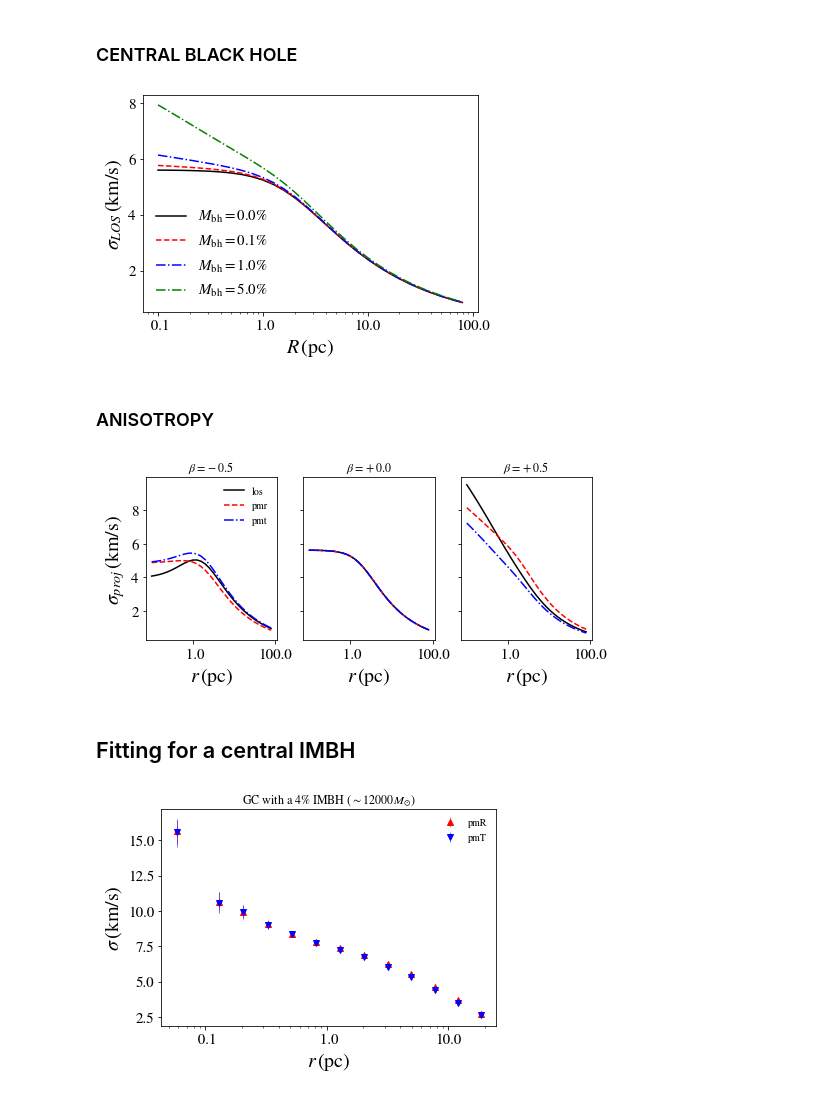
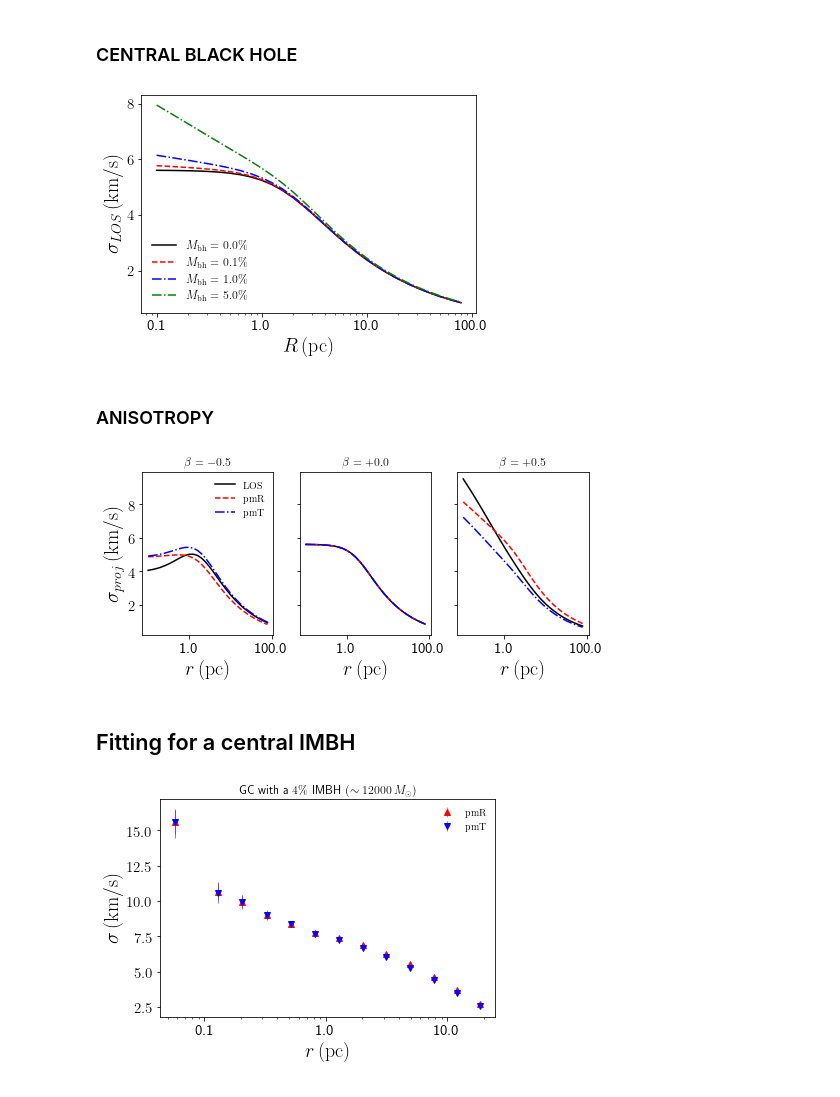
Before and after one commit to FranciscoAros/sph_jeans, a Jupyter notebook: P2 Spherical Jeans Example.ipynb, the cells around one changed output. Cells and saved outputs as stored; diff of their text form; code cells hidden in the pictures.

```diff
--- a/P2 Spherical Jeans Example.ipynb
+++ b/P2 Spherical Jeans Example.ipynb
@@ -9,9 +9,8 @@ from matplotlib.ticker import MultipleLocator,FormatStrFormatter
 ## corner plots
 import corner
 # %%
-## Publication-like style for latex in matplotlib
-plt.rcParams["font.family"] = "stix"
-plt.rcParams["mathtext.fontset"] = "stix"
+## some matplotlib style set-up
+plt.rcParams['text.usetex'] = True ## if Latex is available
 plt.rcParams["axes.labelsize"]  = 20
 plt.rcParams["xtick.labelsize"] = 15
 plt.rcParams["ytick.labelsize"] = 15
@@ -497,22 +466,22 @@ for k in range(ex_mbh.size):
 # %%
 fig,ax = plt.subplots(1,1,sharex=True)
 
 ax.plot(R,models_mbh[0][1],'-k' ,label=r'$M_{\rm bh}=0.0\%$')
 ax.plot(R,models_mbh[1][1],'--r',label=r'$M_{\rm bh}=0.1\%$')
 ax.plot(R,models_mbh[2][1],'-.b',label=r'$M_{\rm bh}=1.0\%$')
 ax.plot(R,models_mbh[3][1],'-.g',label=r'$M_{\rm bh}=5.0\%$')
 
 ax.set_xscale('log')
 ax.xaxis.set_major_formatter(FormatStrFormatter('%4.1lf'))
 
-ax.legend(loc=3,frameon=False,fontsize=15)
+ax.legend(loc=3,frameon=False,fontsize=12)
 
 ax.set_xlabel(r'$R\,(\rm pc)$')
 ax.set_ylabel(r'$\sigma_{LOS}\,(\rm km/\rm s)$')
 
 plt.show()
 # %% [output]
-[figure, old version]
+[figure, new version]
 # %% [markdown]
 ### ANISOTROPY
 # %%
@@ -531,9 +500,9 @@ for k in range(ex_ani.size):
 fig,ax = plt.subplots(1,3,sharex=True,sharey=True,figsize=(8,3))
 
 for k in range(ex_ani.size):
-    ax[k].plot(R,models_ani[k][1],'-k' ,label='los')
-    ax[k].plot(R,models_ani[k][2],'--r',label='pmr')
-    ax[k].plot(R,models_ani[k][3],'-.b',label='pmt')
+    ax[k].plot(R,models_ani[k][1],'-k' ,label=r'$\rm LOS$')
+    ax[k].plot(R,models_ani[k][2],'--r',label=r'$\rm pmR$')
+    ax[k].plot(R,models_ani[k][3],'-.b',label=r'$\rm pmT$')
     ax[k].set_xlabel(r'$r\,(\rm pc)$')
     ax[k].set_title(r'$\beta = %+4.1lf$'%(ex_ani[k]))
 
@@ -545,7 +514,7 @@ ax[0].legend(frameon=False)
 
 plt.show()
 # %% [output]
-[figure, old version]
+[figure, new version]
 # %% [markdown]
 ## Fitting for a central IMBH
 # %%
@@ -557,8 +526,8 @@ bstLUM = np.load('DATA_IMBH/BEST-IMBH-model.npy')
 # %%
 fig,axs = plt.subplots(1,1)
 
-axs.errorbar(PRF2D[0,0],PRF2D[ 8,0],yerr=[PRF2D[ 8,1],PRF2D[ 8,2]],fmt='^r',lw=0.5,label=r'pmR')
-axs.errorbar(PRF2D[0,0],PRF2D[10,0],yerr=[PRF2D[10,1],PRF2D[10,2]],fmt='vb',lw=0.5,label=r'pmT')
+axs.errorbar(PRF2D[0,0],PRF2D[ 8,0],yerr=[PRF2D[ 8,1],PRF2D[ 8,2]],fmt='^r',lw=0.5,label=r'$\rm pmR$')
+axs.errorbar(PRF2D[0,0],PRF2D[10,0],yerr=[PRF2D[10,1],PRF2D[10,2]],fmt='vb',lw=0.5,label=r'$\rm pmT$')
 
 axs.set_xscale('log')
 axs.xaxis.set_major_formatter(FormatStrFormatter('%4.1lf'))
@@ -573,7 +542,7 @@ axs.legend(loc=1,frameon=False)
 ######################################################
 plt.show()
 # %% [output]
-[figure, old version]
+[figure, new version]
 # %%
 data_fit   = [PRF2D[0,0],PRF2D[ 8,0],np.amax(PRF2D[ 8,1:],axis=0),PRF2D[10,0],np.amax(PRF2D[10,1:],axis=0)]
 init_guess = np.array([1.0,0.0,2.0]) ## ml = 1, beta = 0, logMbh = 2
```
Also changed, not shown: parts of 8 cells of this notebook, 2 other files.
